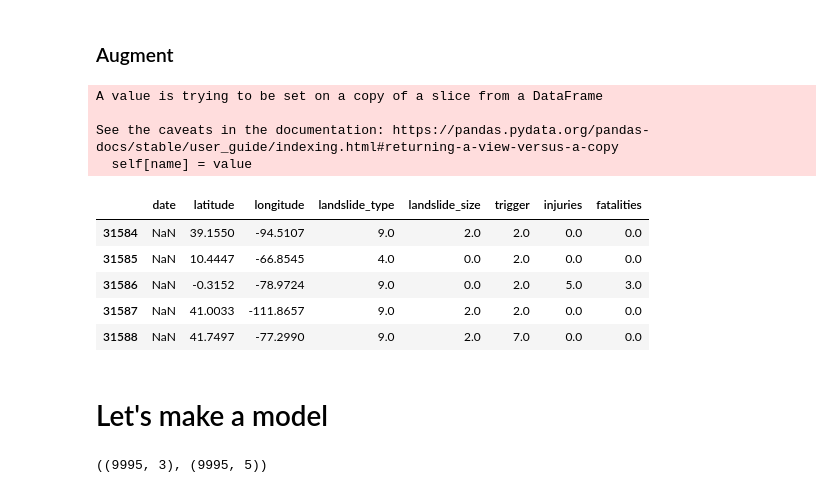
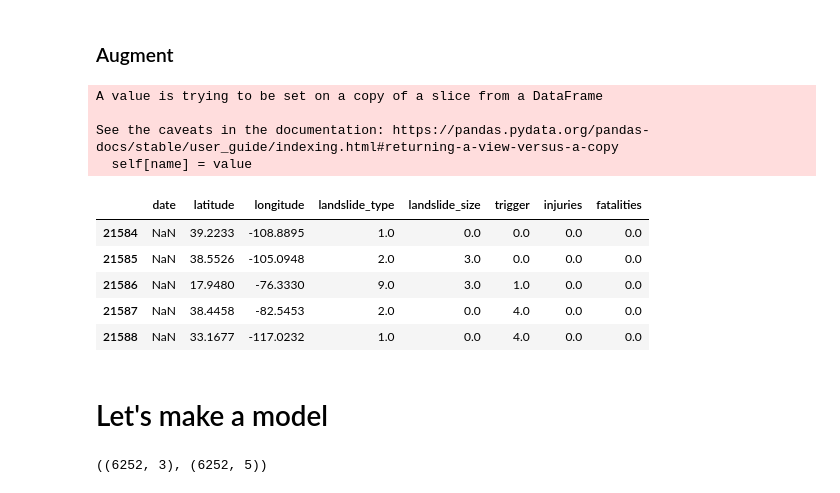
Before and after one commit to New-Vektor-Group/allerts, a Jupyter notebook: predictions/landslides/model.ipynb, the cells around one changed output. Saved outputs shown, nothing was run; the diff lists cells and outputs as text; code cells hidden in the pictures.

```diff
--- a/predictions/landslides/model.ipynb
+++ b/predictions/landslides/model.ipynb
@@ -193,30 +194,31 @@ df[:5]
 # %% [markdown]
 ### Augment
 # %%
-NCOUNT=30000
+NCOUNT=20000
 LL=len(df)
 
 for l in range(NCOUNT):
     i=l/NCOUNT
     noise=df.iloc[r.randint(0,LL)]
+    LL=len(df)
     if(l%2==0):
-        noise.date=df['date'][round(i*len(df)):len(df)//4+round(i*len(df)//4)].mean()
+        noise.date=df['date'][round(i*LL):LL//3+round(i*LL//3)].mean()
     else:
-        noise.date=df['date'][round(i*len(df)):len(df)//4+round(i*len(df)//4)].median()
+        noise.date=df['date'][round(i*LL):LL//3+round(i*LL//3)].median()
 
     df=df.append(noise,ignore_index=True)
 df[-5:]
 # %% [output]
 A value is trying to be set on a copy of a slice from a DataFrame
 
 See the caveats in the documentation: https://pandas.pydata.org/pandas-docs/stable/user_guide/indexing.html#returning-a-view-versus-a-copy
   self[name] = value
 |  | date | latitude | longitude | landslide_type | landslide_size | trigger | injuries | fatalities |
-| 31584 | NaN | 39.1550 | -94.5107 | 9.0 | 2.0 | 2.0 | 0.0 | 0.0 |
-| 31585 | NaN | 10.4447 | -66.8545 | 4.0 | 0.0 | 2.0 | 0.0 | 0.0 |
-| 31586 | NaN | -0.3152 | -78.9724 | 9.0 | 0.0 | 2.0 | 5.0 | 3.0 |
-| 31587 | NaN | 41.0033 | -111.8657 | 9.0 | 2.0 | 2.0 | 0.0 | 0.0 |
-| 31588 | NaN | 41.7497 | -77.2990 | 9.0 | 2.0 | 7.0 | 0.0 | 0.0 |
+| 21584 | NaN | 39.2233 | -108.8895 | 1.0 | 0.0 | 0.0 | 0.0 | 0.0 |
+| 21585 | NaN | 38.5526 | -105.0948 | 2.0 | 3.0 | 0.0 | 0.0 | 0.0 |
+| 21586 | NaN | 17.9480 | -76.3330 | 9.0 | 3.0 | 1.0 | 0.0 | 0.0 |
+| 21587 | NaN | 38.4458 | -82.5453 | 2.0 | 0.0 | 4.0 | 0.0 | 0.0 |
+| 21588 | NaN | 33.1677 | -117.0232 | 1.0 | 0.0 | 4.0 | 0.0 | 0.0 |
 # %%
 df=df.dropna()
 # %% [markdown]
@@ -229,7 +231,7 @@ y=df.iloc[:,3:].to_numpy()
 
 x.shape, y.shape
 # %% [output]
-((9995, 3), (9995, 5))
+((6252, 3), (6252, 5))
 # %%
 #Build and compile model
 
```
Also changed, not shown: parts of 6 cells of this notebook.
